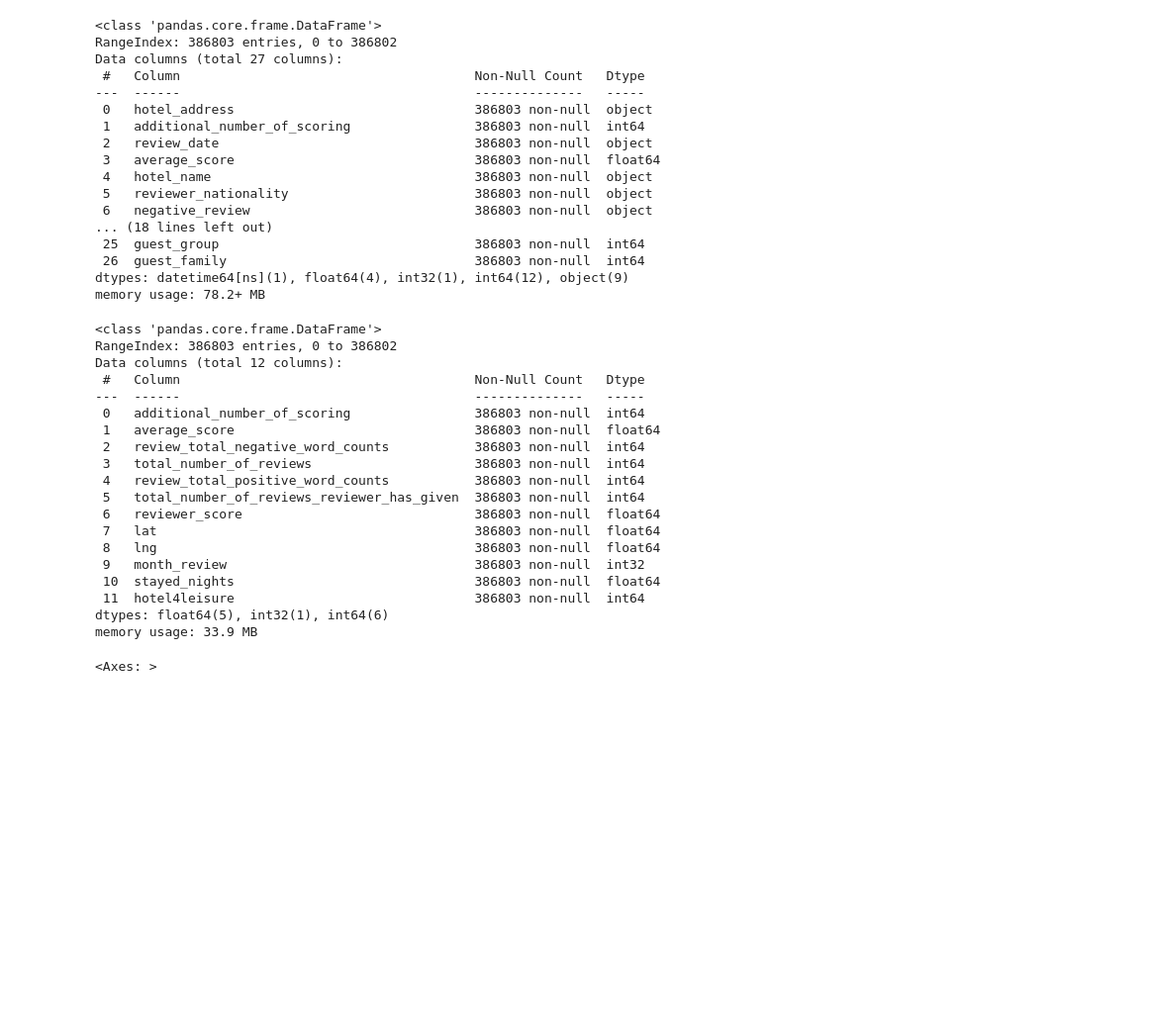
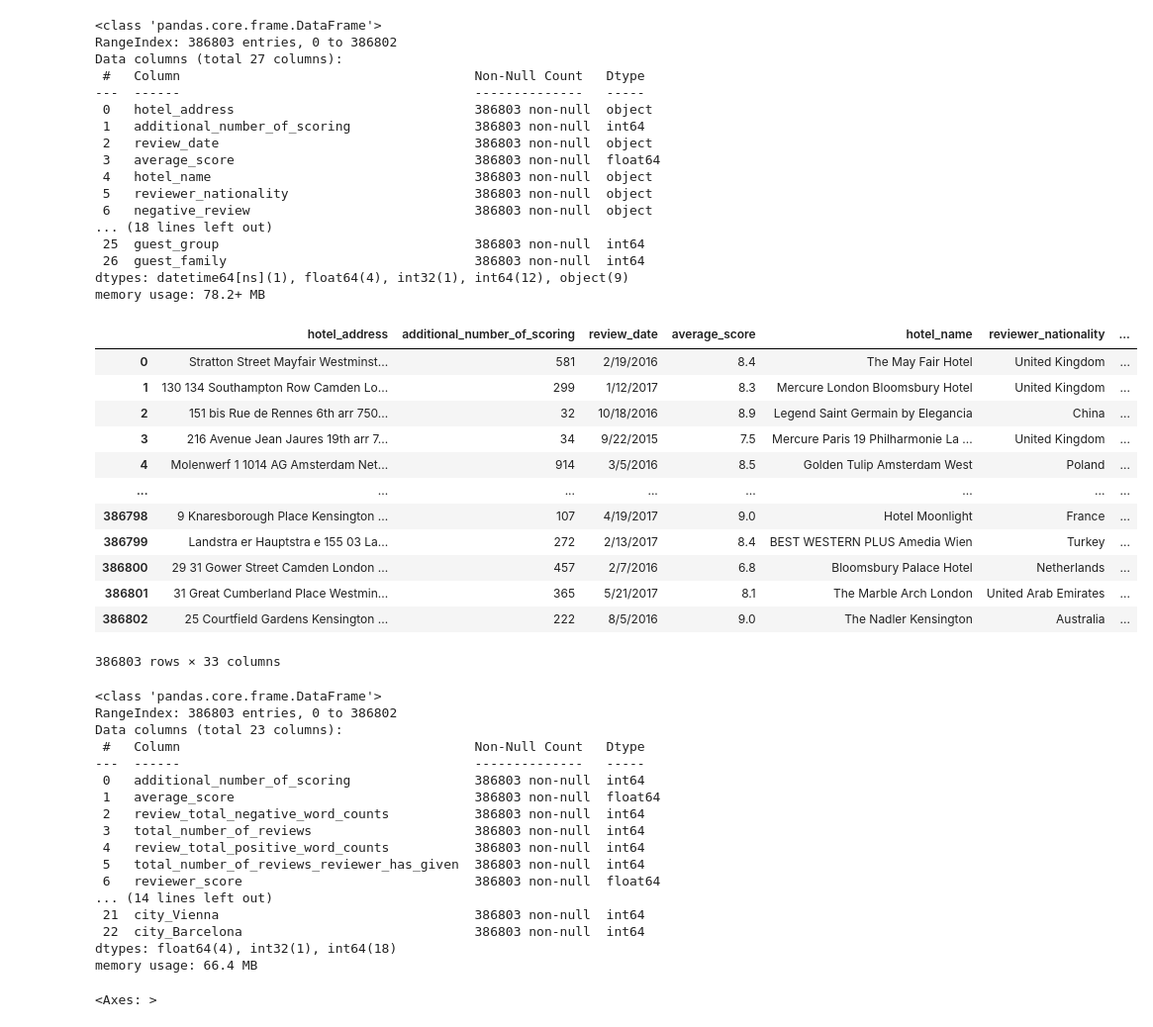
Before and after one commit to veshua/sf_data_science, a Jupyter notebook: project_3/EDA_Project_3_model.ipynb, the cells around one changed output. Shown at 99% size. Saved outputs shown, nothing was run; the diff lists cells and outputs as text; code cells hidden in the pictures; blank space fills up the shorter version.

```diff
--- a/project_3/EDA_Project_3_model.ipynb
+++ b/project_3/EDA_Project_3_model.ipynb
@@ -164,6 +164,28 @@ Data columns (total 27 columns):
  26  guest_family                                386803 non-null  int64
 dtypes: datetime64[ns](1), float64(4), int32(1), int64(12), object(9)
 memory usage: 78.2+ MB
+# %%
+import category_encoders as ce # импорт для работы с кодировщиком
+
+encoder = ce.OneHotEncoder(cols=['city'], use_cat_names=True) # указываем столбец для кодирования
+type_bin = encoder.fit_transform(hotels['city'])
+hotels = pd.concat([hotels, type_bin], axis=1)
+
+hotels
+# %% [output]
+|  | hotel_address | additional_number_of_scoring | review_date | average_score | hotel_name | reviewer_nationality | ... |
+| 0 | Stratton Street Mayfair Westminst... | 581 | 2/19/2016 | 8.4 | The May Fair Hotel | United Kingdom | ... |
+| 1 | 130 134 Southampton Row Camden Lo... | 299 | 1/12/2017 | 8.3 | Mercure London Bloomsbury Hotel | United Kingdom | ... |
+| 2 | 151 bis Rue de Rennes 6th arr 750... | 32 | 10/18/2016 | 8.9 | Legend Saint Germain by Elegancia | China | ... |
+| 3 | 216 Avenue Jean Jaures 19th arr 7... | 34 | 9/22/2015 | 7.5 | Mercure Paris 19 Philharmonie La ... | United Kingdom | ... |
+| 4 | Molenwerf 1 1014 AG Amsterdam Net... | 914 | 3/5/2016 | 8.5 | Golden Tulip Amsterdam West | Poland | ... |
+| ... | ... | ... | ... | ... | ... | ... | ... |
+| 386798 | 9 Knaresborough Place Kensington ... | 107 | 4/19/2017 | 9.0 | Hotel Moonlight | France | ... |
+| 386799 | Landstra er Hauptstra e 155 03 La... | 272 | 2/13/2017 | 8.4 | BEST WESTERN PLUS Amedia Wien | Turkey | ... |
+| 386800 | 29 31 Gower Street Camden London ... | 457 | 2/7/2016 | 6.8 | Bloomsbury Palace Hotel | Netherlands | ... |
+| 386801 | 31 Great Cumberland Place Westmin... | 365 | 5/21/2017 | 8.1 | The Marble Arch London | United Arab Emirates | ... |
+| 386802 | 25 Courtfield Gardens Kensington ... | 222 | 8/5/2016 | 9.0 | The Nadler Kensington | Australia | ... |
+386803 rows × 33 columns
 # %%
 # # убираем признаки которые еще не успели обработать,
 # # модель на признаках с dtypes "object" обучаться не будет, просто выберим их и удалим
@@ -184,7 +206,7 @@ hotels.info()
 # %% [output]
 <class 'pandas.core.frame.DataFrame'>
 RangeIndex: 386803 entries, 0 to 386802
-Data columns (total 12 columns):
+Data columns (total 23 columns):
  #   Column                                      Non-Null Count   Dtype
 ---  ------                                      --------------   -----
  0   additional_number_of_scoring                386803 non-null  int64
@@ -194,13 +216,11 @@ Data columns (total 12 columns):
  4   review_total_positive_word_counts           386803 non-null  int64
  5   total_number_of_reviews_reviewer_has_given  386803 non-null  int64
  6   reviewer_score                              386803 non-null  float64
- 7   lat                                         386803 non-null  float64
- 8   lng                                         386803 non-null  float64
- 9   month_review                                386803 non-null  int32
- 10  stayed_nights                               386803 non-null  float64
- 11  hotel4leisure                               386803 non-null  int64
-dtypes: float64(5), int32(1), int64(6)
-memory usage: 33.9 MB
+... (14 lines left out)
+ 21  city_Vienna                                 386803 non-null  int64
+ 22  city_Barcelona                              386803 non-null  int64
+dtypes: float64(4), int32(1), int64(18)
+memory usage: 66.4 MB
 # %%
 # непрерывные признаки
 num_cols = ['total_number_of_reviews', 'review_total_negative_word_counts', 'total_number_of_reviews', 'review_total_positive_word_counts', 'total_number_of_reviews_reviewer_has_given', 'stayed_nights', 'hotel4leisure']
```
Also changed, not shown: parts of 1 cell of this notebook, 1 other file.
